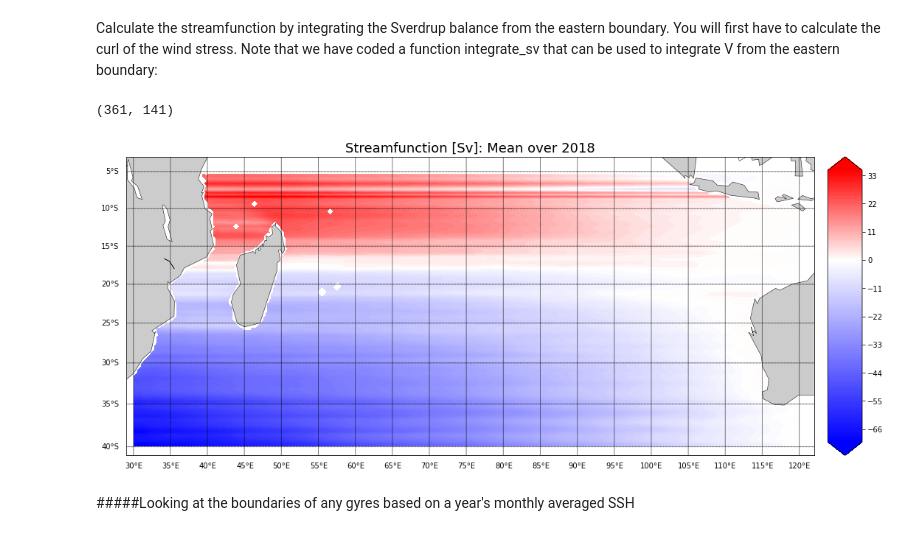
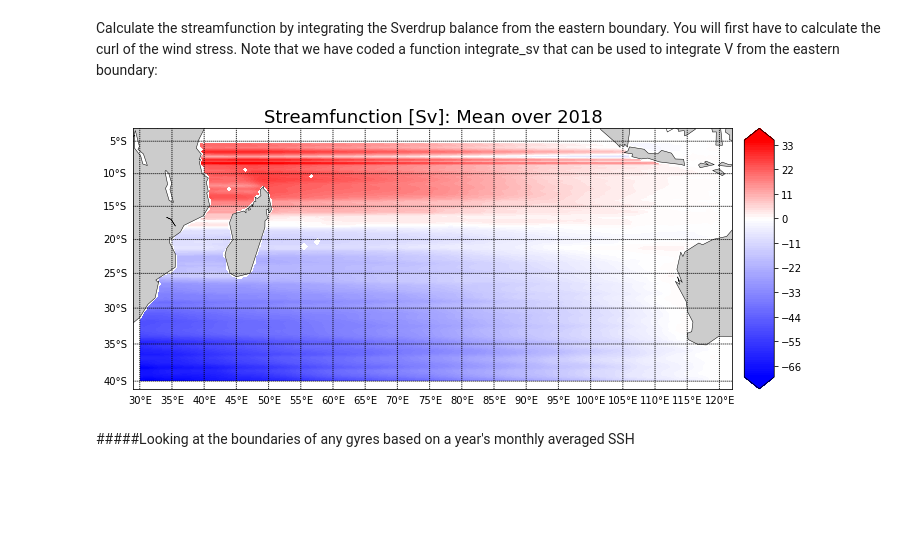
Before and after one commit to sakshamg94/CEE262I_OceanCirculation, a Jupyter notebook: final_project_II.ipynb, the cells around one changed output. Drawn from its saved outputs; the diff is of its cells as text; code cells hidden in the pictures; blank space fills up the shorter version.

```diff
--- a/final_project_II.ipynb
+++ b/final_project_II.ipynb
@@ -476,8 +368,6 @@ plt.show()
 # %% [markdown]
 Calculate the streamfunction by integrating the Sverdrup balance from the eastern boundary. You will first have to calculate the curl of the wind stress. Note that we have coded a function integrate_sv that can be used to integrate  V  from the eastern boundary:
 # %%
-### START CODE HERE ###
-
 # Grid spacing in the zonal and meridional directions in meters (~2 lines of code)
 dx = R*np.cos(lat_1D*deg2rad)*(lon_1D[1]-lon_1D[0])*deg2rad # dx depends on latitude
 dy = R*(lat_1D[1]-lat_1D[0])*deg2rad  # dy is constant
@@ -495,34 +385,28 @@ beta = 2*Omega*np.cos(lat_1D*deg2rad)/R
 # Intergrate Sverdrup balance from eastern boundary (~2 lines of code)
 V = 1/beta/rho_ref*windstress_curl
 Psi = integrate_sv(V, lon_1D, lat_1D)
-print(Psi.shape)
-### END CODE HERE ###
-# %% [output]
-(361, 141)
 # %%
 ### PLOT
-plt.figure(figsize=(15.,16.))
-
+plt.figure(figsize=(10.,12.))
 m = Basemap(projection='mill',
             llcrnrlat=lat_min-1, urcrnrlat=lat_max+2,
             llcrnrlon=lon_min-1, urcrnrlon=lon_max+2,
             resolution='c')
 m.fillcontinents()
 m.drawcoastlines(linewidth=0.5)
 m.drawparallels(np.arange(-90.,91,5.), labels=[1,0,0,0])
 m.drawmeridians(np.arange(-180.,181,5.), labels=[0,0,0,1])
 Psimin = round(np.nanmin(Psi))
 Psimax = round(np.nanmax(Psi))
 levs = np.linspace(Psimin, Psimax, int(Psimax-Psimin+1))
 cmesh = m.contourf(lon, lat,  Psi, levs,  cmap='bwr', latlon=True,
                    extend='both', norm=MidpointNormalize(Psimin, Psimax, 0.))
 cbar = m.colorbar(cmesh, location='right')
 plt.title('Streamfunction [Sv]: Mean over {}'.format(currYear[0]), fontsize=18)
-
 plt.tight_layout()
 plt.show()
 # %% [output]
-[figure, old version]
+[figure, new version]
 # %% [markdown]
 #####Looking at the boundaries of any gyres based on a year's monthly averaged SSH
 # %% [markdown]
```
Also changed, not shown: parts of 24 cells of this notebook.
